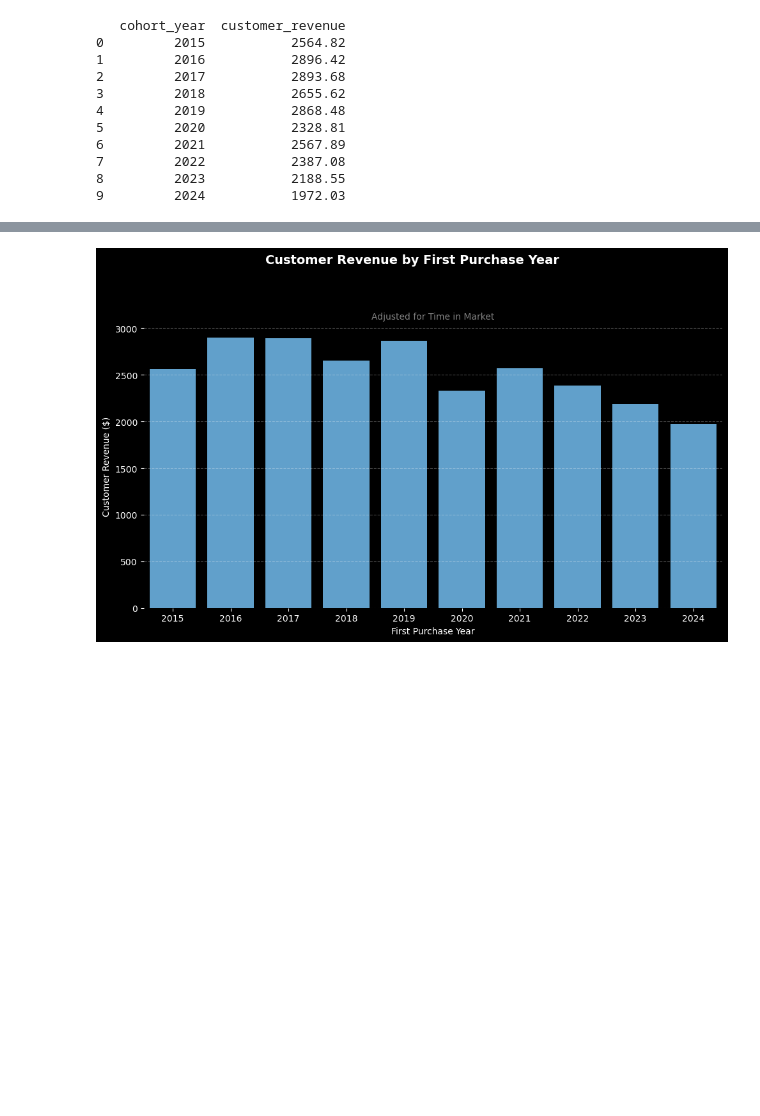
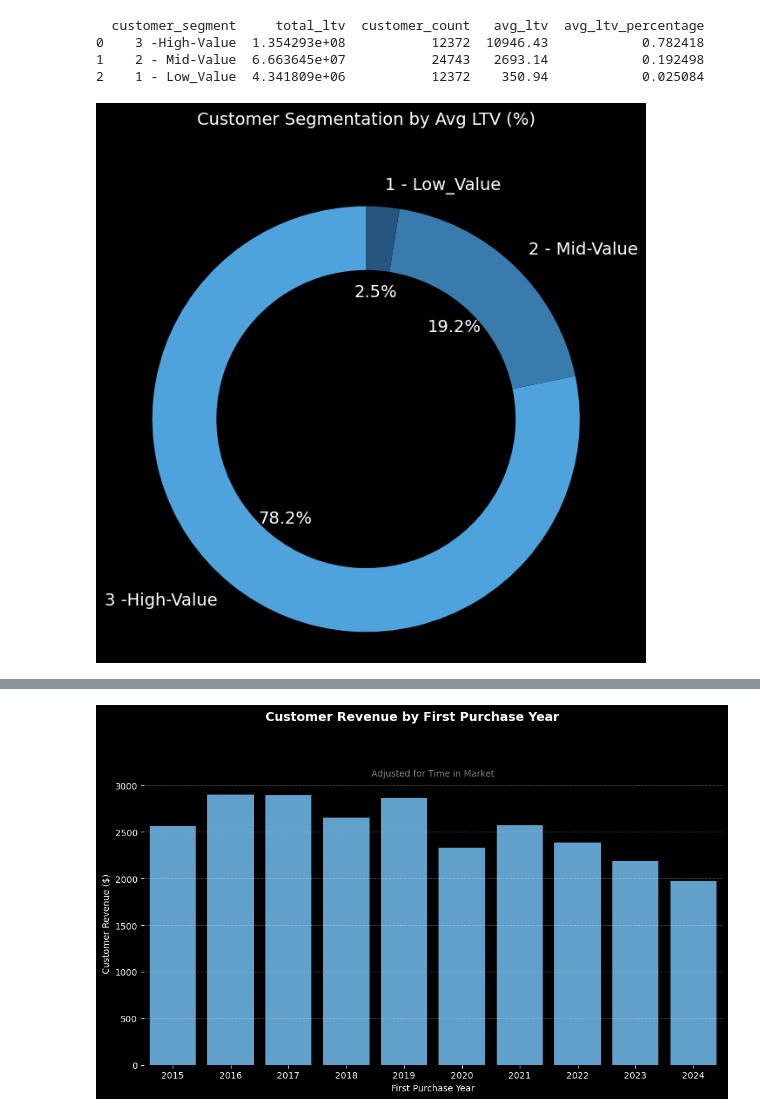
Before and after one commit to WesleyPenteado/SQL_Practice-Contoso_Analysis, a Jupyter notebook: queries/charts.ipynb, the cells around one changed output, grey strips where cells are left out. Saved outputs shown, nothing was run; the diff lists cells and outputs as text; code cells hidden in the pictures; blank space fills up the shorter version.

```diff
--- a/queries/charts.ipynb
+++ b/queries/charts.ipynb
@@ -3,19 +3,46 @@ import pandas as pd
 import matplotlib.pyplot as plt
 import seaborn as sns
 import numpy as np
-# %%
-df_2 = pd.read_csv("C:/Projetos_AnaliseDados/SQL_Project_Int\queries/chart2_cohort_analysis.csv")
-
-print(df_2)
-# %% [output]
-   cohort_year  customer_revenue
-0         2015           2564.82
-1         2016           2896.42
-2         2017           2893.68
-3         2018           2655.62
-4         2019           2868.48
-5         2020           2328.81
-6         2021           2567.89
-7         2022           2387.08
-8         2023           2188.55
-9         2024           1972.03
+# %%
+df_1 = pd.read_csv("C:/Projetos_AnaliseDados/SQL_Project_Int\queries/chart1_customer_segmentation.csv")
+
+print(df_1)
+# %% [output]
+  customer_segment     total_ltv  customer_count   avg_ltv  avg_ltv_percentage
+0    3 -High-Value  1.354293e+08           12372  10946.43            0.782418
+1    2 - Mid-Value  6.663645e+07           24743   2693.14            0.192498
+2    1 - Low_Value  4.341809e+06           12372    350.94            0.025084
+# %%
+# Estilo escuro para o gráfico
+plt.style.use('dark_background')
+
+# Dados para o gráfico
+labels = df_1['customer_segment']
+sizes = df_1['avg_ltv_percentage'] * 100  # converte para porcentagem
+colors = ['#4FA3DD', '#3A7BAE', '#26557F']  # tons de azul
+
+# Criação do gráfico de rosca
+fig, ax = plt.subplots(figsize=(7, 7))
+wedges, texts, autotexts = ax.pie(
+    sizes,
+    labels=labels,
+    autopct='%1.1f%%',
+    startangle=90,
+    colors=colors,
+    wedgeprops=dict(width=0.3)
+)
+
+# Ajuste do texto (cor branca para contraste)
+for text in texts + autotexts:
+    text.set_color('white')
+    text.set_fontsize(14)
+
+# Título do gráfico
+ax.set_title("Customer Segmentation by Avg LTV (%)", color='white', fontsize=14, pad=50)
+ax.axis('equal')  # garante formato de círculo
+
+# Salvar a imagem (altere o caminho conforme sua máquina)
+plt.savefig("C:/Projetos_AnaliseDados/SQL_Project_Int/images/1_image.png", format='png', dpi=300, bbox_inches='tight')
+plt.show()
+# %% [output]
+[figure, added]
```
Also changed, not shown: parts of 1 cell of this notebook, 2 other files.
